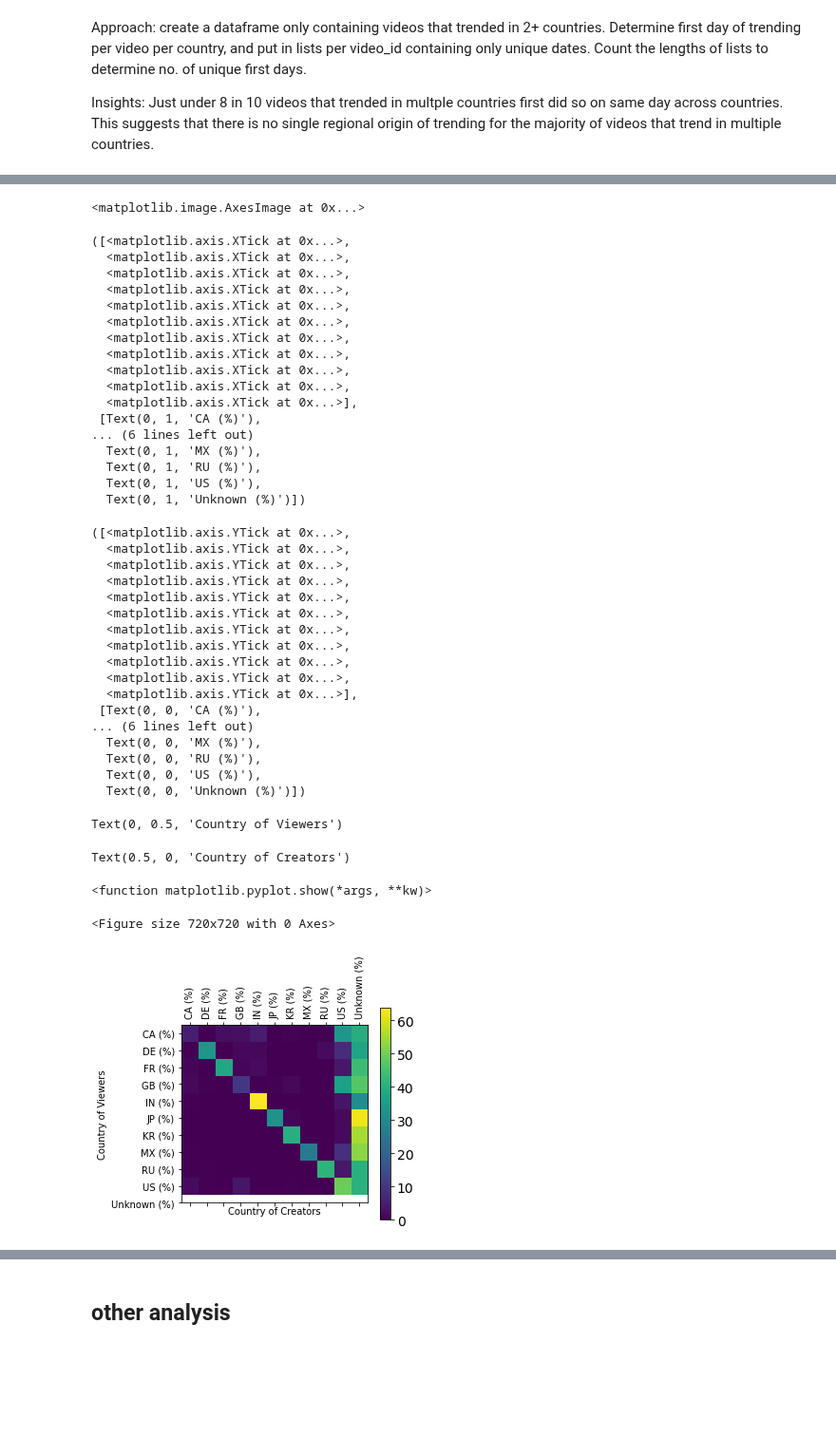
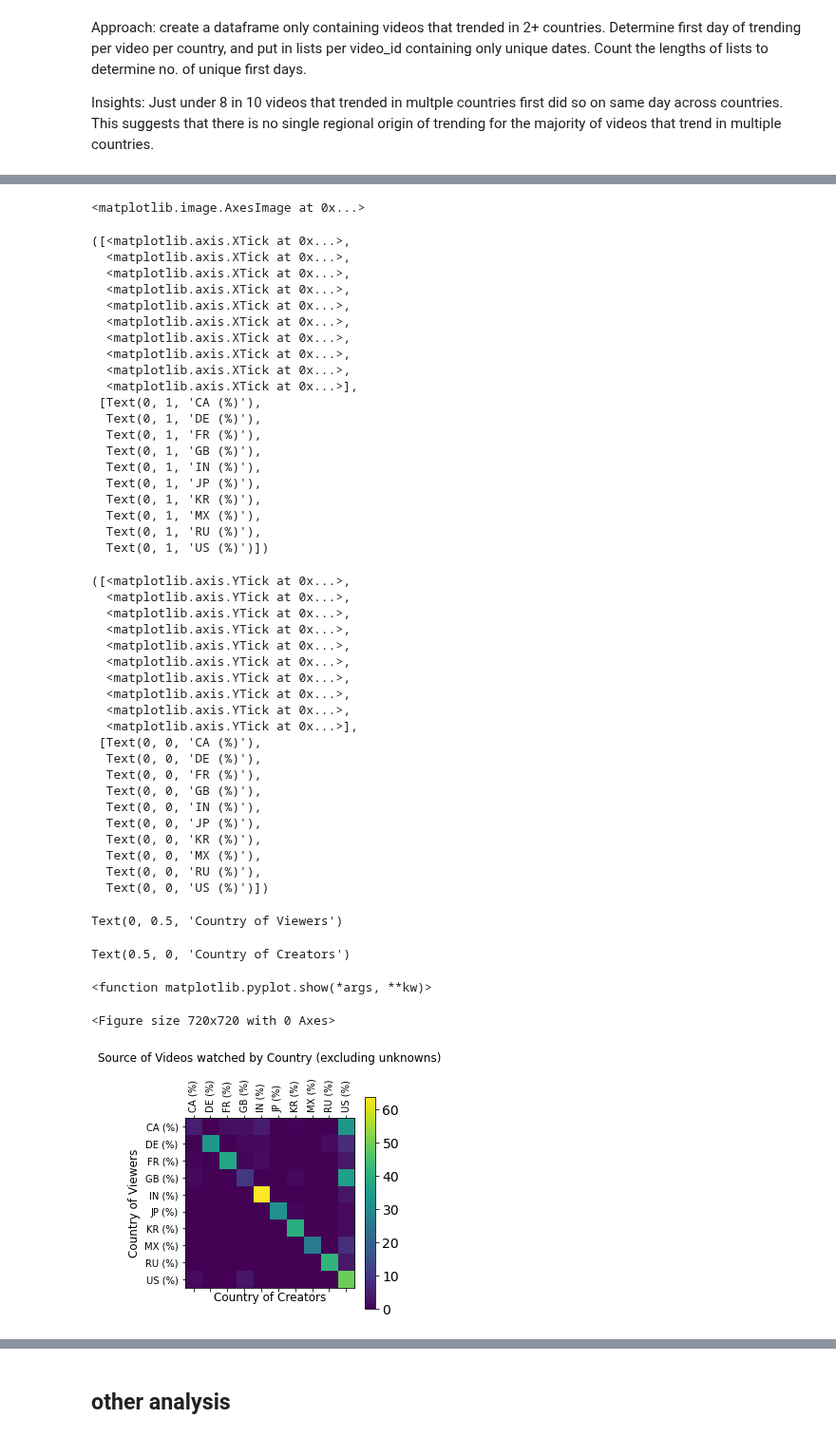
Before and after one commit to bnarath/YouTube_Trending, a Jupyter notebook: youtube-trending/Code/Megan_exploring_variation.ipynb, the cells around one changed output, grey strips where cells are left out. Shown at 95% size. Saved outputs shown, nothing was run; the diff lists cells and outputs as text; code cells hidden in the pictures; blank space fills up the shorter version.

```diff
--- a/youtube-trending/Code/Megan_exploring_variation.ipynb
+++ b/youtube-trending/Code/Megan_exploring_variation.ipynb
@@ -849,22 +938,22 @@ Text(0, 0.5, 'Country')
 # %%
-intermediate = origin_counts_by_country_watched.unstack()
+#create dataframe containing breakdown of origin by country viewed
 
-source_focused = pd.DataFrame({"Total Sources" : intermediate.sum(axis=1),
-                              "CA (%)" : intermediate["CA"]*100/intermediate.sum(axis=1),
-                              "DE (%)" : intermediate["DE"]*100/intermediate.sum(axis=1),
-                              "FR (%)" : intermediate["FR"]*100/intermediate.sum(axis=1),
-                              "GB (%)" : intermediate["GB"]*100/intermediate.sum(axis=1),
-                              "IN (%)" : intermediate["IN"]*100/intermediate.sum(axis=1),
-                              "JP (%)" : intermediate["JP"]*100/intermediate.sum(axis=1),
-                              "KR (%)" : intermediate["KR"]*100/intermediate.sum(axis=1),
-                              "MX (%)" : intermediate["MX"]*100/intermediate.sum(axis=1),
-                              "RU (%)" : intermediate["RU"]*100/intermediate.sum(axis=1),
-                              "US (%)" : intermediate["US"]*100/intermediate.sum(axis=1),
-                              "Unknown (%)" : intermediate["Unknown"]*100/intermediate.sum(axis=1)})
+source_focused = pd.DataFrame({
+                              "CA (%)" : origin_counts_by_country_watched["CA"]*100/origin_counts_by_country_watched.sum(axis=1),
+                              "DE (%)" : origin_counts_by_country_watched["DE"]*100/origin_counts_by_country_watched.sum(axis=1),
+                              "FR (%)" : origin_counts_by_country_watched["FR"]*100/origin_counts_by_country_watched.sum(axis=1),
+                              "GB (%)" : origin_counts_by_country_watched["GB"]*100/origin_counts_by_country_watched.sum(axis=1),
+                              "IN (%)" : origin_counts_by_country_watched["IN"]*100/origin_counts_by_country_watched.sum(axis=1),
+                              "JP (%)" : origin_counts_by_country_watched["JP"]*100/origin_counts_by_country_watched.sum(axis=1),
+                              "KR (%)" : origin_counts_by_country_watched["KR"]*100/origin_counts_by_country_watched.sum(axis=1),
+                              "MX (%)" : origin_counts_by_country_watched["MX"]*100/origin_counts_by_country_watched.sum(axis=1),
+                              "RU (%)" : origin_counts_by_country_watched["RU"]*100/origin_counts_by_country_watched.sum(axis=1),
+                              "US (%)" : origin_counts_by_country_watched["US"]*100/origin_counts_by_country_watched.sum(axis=1)})
+                              #"Unknown (%)" : origin_counts_by_country_watched["Unknown"]*100/origin_counts_by_country_watched.sum(axis=1)})
 
 source_focused.fillna(value=0, inplace=True)
 
-source_focused.drop(columns=["Total Sources"], inplace=True)
+#source_focused.drop(columns=["Total Sources"], inplace=True)
 
 source_focused
 # %% [output]
@@ -887,50 +976,58 @@ plt.xticks(range(source_focused.shape[1]), source_focused.columns, fontsize=10,
 plt.yticks(range(source_focused.shape[1]), source_focused.columns, fontsize=10)
 cb = plt.colorbar()
 cb.ax.tick_params(labelsize=14)
-#plt.title('Source of Videos watched by Country' , fontsize=16)
 
-plt.ylabel("Country of Viewers")
-plt.xlabel("Country of Creators")
+ttl = plt.title('Source of Videos watched by Country (excluding unknowns)', fontsize=12)
+ttl.set_position([0.5, 1.3])
+
+plt.ylabel("Country of Viewers", fontsize=12)
+plt.xlabel("Country of Creators", fontsize=12)
 plt.show
 # %% [output]
 <Figure size 720x720 with 0 Axes>
 <matplotlib.image.AxesImage at 0x...>
 ([<matplotlib.axis.XTick at 0x...>,
-  <matplotlib.axis.XTick at 0x...>,
   <matplotlib.axis.XTick at 0x...>,
   <matplotlib.axis.XTick at 0x...>,
   <matplotlib.axis.XTick at 0x...>,
   <matplotlib.axis.XTick at 0x...>,
   <matplotlib.axis.XTick at 0x...>,
   <matplotlib.axis.XTick at 0x...>,
   <matplotlib.axis.XTick at 0x...>,
   <matplotlib.axis.XTick at 0x...>,
   <matplotlib.axis.XTick at 0x...>],
  [Text(0, 1, 'CA (%)'),
-... (6 lines left out)
+  Text(0, 1, 'DE (%)'),
+  Text(0, 1, 'FR (%)'),
+  Text(0, 1, 'GB (%)'),
+  Text(0, 1, 'IN (%)'),
+  Text(0, 1, 'JP (%)'),
+  Text(0, 1, 'KR (%)'),
   Text(0, 1, 'MX (%)'),
   Text(0, 1, 'RU (%)'),
-  Text(0, 1, 'US (%)'),
-  Text(0, 1, 'Unknown (%)')])
+  Text(0, 1, 'US (%)')])
 ([<matplotlib.axis.YTick at 0x...>,
-  <matplotlib.axis.YTick at 0x...>,
   <matplotlib.axis.YTick at 0x...>,
   <matplotlib.axis.YTick at 0x...>,
   <matplotlib.axis.YTick at 0x...>,
   <matplotlib.axis.YTick at 0x...>,
   <matplotlib.axis.YTick at 0x...>,
   <matplotlib.axis.YTick at 0x...>,
   <matplotlib.axis.YTick at 0x...>,
   <matplotlib.axis.YTick at 0x...>,
   <matplotlib.axis.YTick at 0x...>],
  [Text(0, 0, 'CA (%)'),
-... (6 lines left out)
+  Text(0, 0, 'DE (%)'),
+  Text(0, 0, 'FR (%)'),
+  Text(0, 0, 'GB (%)'),
+  Text(0, 0, 'IN (%)'),
+  Text(0, 0, 'JP (%)'),
+  Text(0, 0, 'KR (%)'),
   Text(0, 0, 'MX (%)'),
   Text(0, 0, 'RU (%)'),
-  Text(0, 0, 'US (%)'),
-  Text(0, 0, 'Unknown (%)')])
+  Text(0, 0, 'US (%)')])
 Text(0, 0.5, 'Country of Viewers')
 Text(0.5, 0, 'Country of Creators')
 <function matplotlib.pyplot.show(*args, **kw)>
 <Figure size 720x720 with 0 Axes>
-[figure, old version]
+[figure, new version]
```
Also changed, not shown: parts of 31 cells of this notebook.
